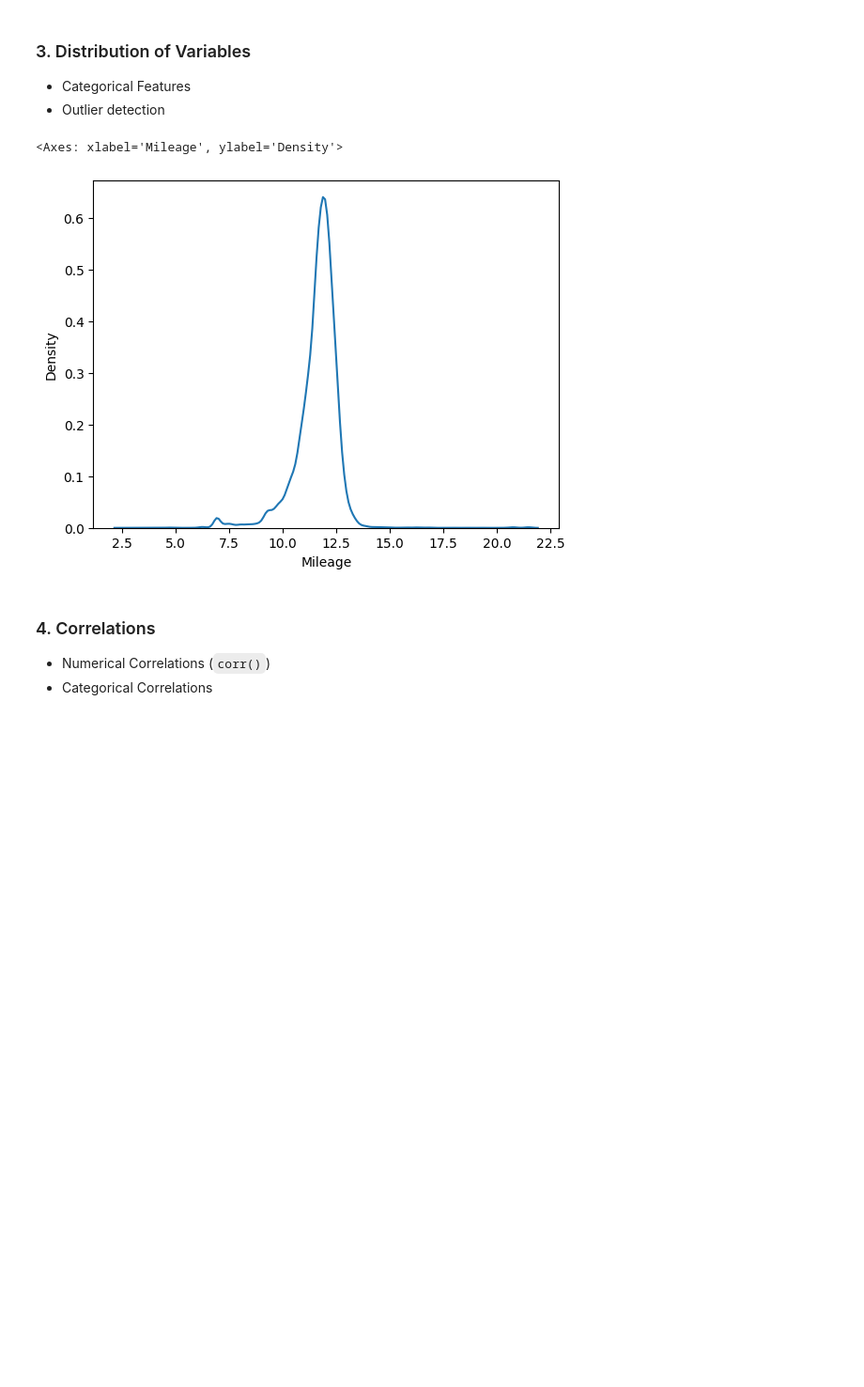
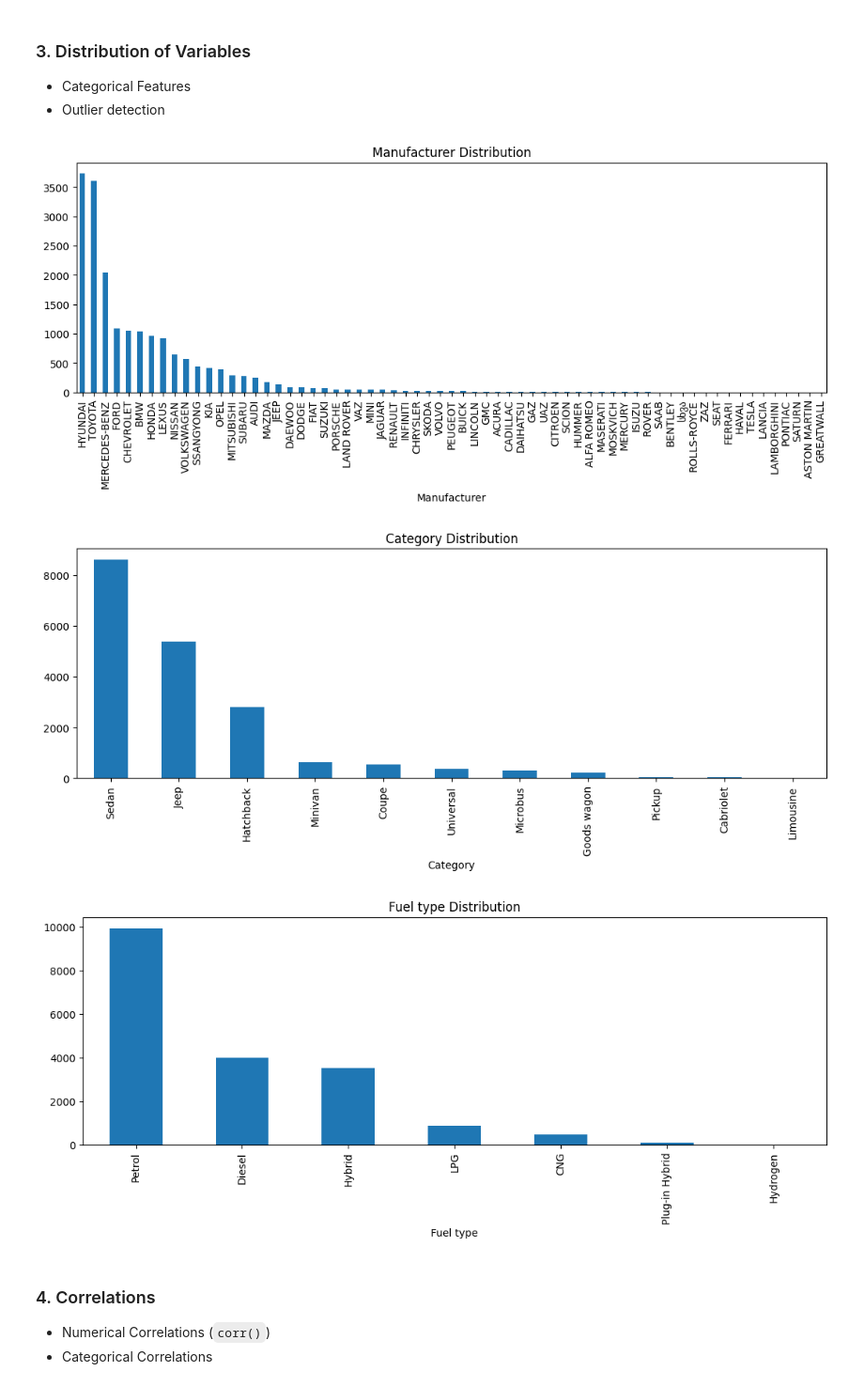
Before and after one commit to osamateama/Car-Price-Prediction, a Jupyter notebook: notebooks/EDA.ipynb, the cells around one changed output. Shown at 94% size. Drawn from its saved outputs; the diff is of its cells as text; code cells hidden in the pictures; blank space fills up the shorter version.

```diff
--- a/notebooks/EDA.ipynb
+++ b/notebooks/EDA.ipynb
@@ -190,11 +190,16 @@ memory usage: 2.6+ MB
 ### 3. Distribution of Variables
 - Categorical Features
 - Outlier detection
-# %%
-sns.kdeplot(np.log(data['Mileage']))
-# %% [output]
-<Axes: xlabel='Mileage', ylabel='Density'>
-[figure, removed]
+# %%
+import matplotlib.pyplot as plt
+
+for col in ['Manufacturer', 'Category', 'Fuel type']:
+    data[col].value_counts().plot(kind='bar', figsize=(13,4), title=f'{col} Distribution')
+    plt.show()
+# %% [output]
+[figure, added]
+[figure, added]
+[figure, added]
 # %% [markdown]
 ### 4. Correlations
 - Numerical Correlations (`corr()`)
```
Also changed, not shown: parts of 2 cells of this notebook, 2 other files.
